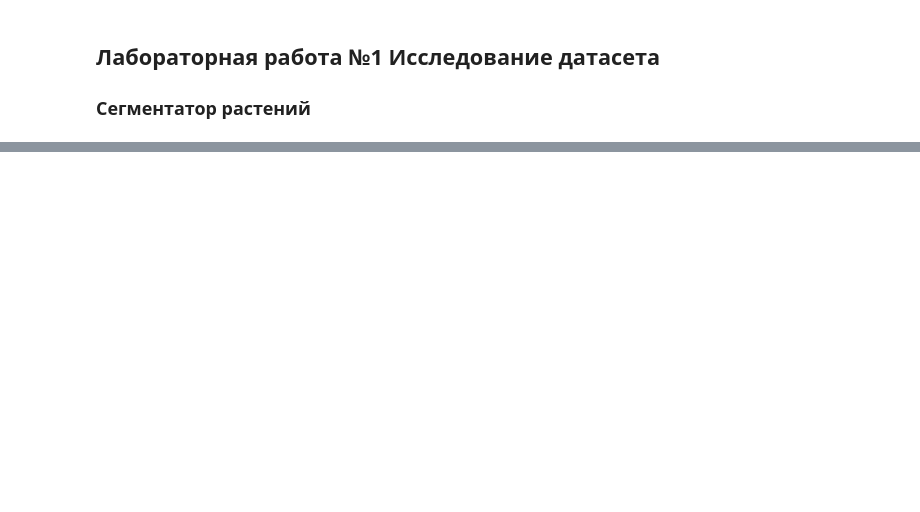
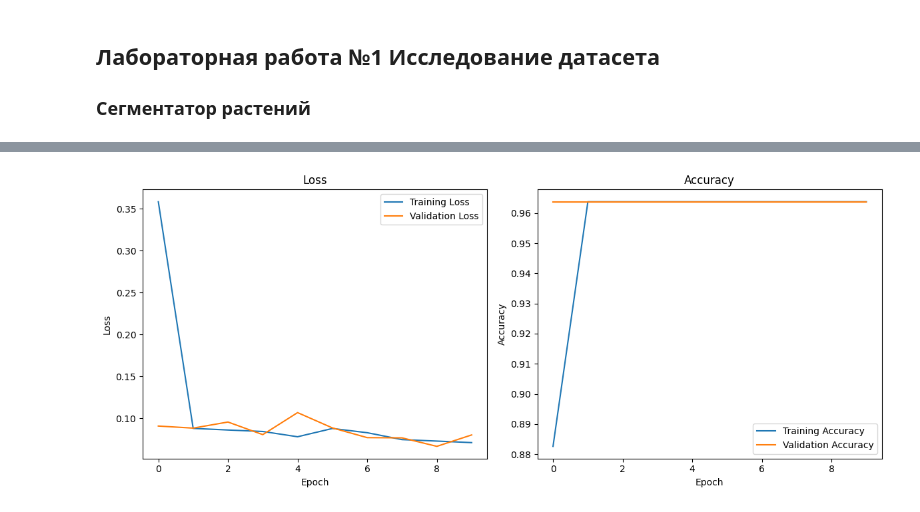
Before and after one commit to filberol/labs_tnsv, a Jupyter notebook: lab_1_model.ipynb, the cells around one changed output, grey strips where cells are left out. Cells and saved outputs as stored; diff of their text form; code cells hidden in the pictures; blank space fills up the shorter version.

Commit message:
Lab1 model and metrics finished

```diff
--- a/lab_1_model.ipynb
+++ b/lab_1_model.ipynb
@@ -46,3 +40,7 @@ def load_images_and_masks(image_dir, mask_dir, img_height, img_width):
         masks.append(mask)
 
     return np.array(images), np.array(masks)
+# %%
+images, masks = load_images_and_masks(image_folder, mask_folder, IMG_HEIGHT, IMG_WIDTH)
+
+X_train, X_val, y_train, y_val = train_test_split(images, masks, test_size=0.2, random_state=42)
@@ -48,0 +118,7 @@ def load_images_and_masks(image_dir, mask_dir, img_height, img_width):
+# %%
+history = model.fit(
+    X_train, y_train,
+    validation_data=(X_val, y_val),
+    batch_size=BATCH_SIZE,
+    epochs=10
+)
@@ -48,0 +146,25 @@ def load_images_and_masks(image_dir, mask_dir, img_height, img_width):
+# %%
+def plot_learning_curves(history):
+    plt.figure(figsize=(12, 5))
+    plt.subplot(1, 2, 1)
+    plt.plot(history.history['loss'], label='Training Loss')
+    plt.plot(history.history['val_loss'], label='Validation Loss')
+    plt.title('Loss')
+    plt.xlabel('Epoch')
+    plt.ylabel('Loss')
+    plt.legend()
+
+    plt.subplot(1, 2, 2)
+    plt.plot(history.history['accuracy'], label='Training Accuracy')
+    plt.plot(history.history['val_accuracy'], label='Validation Accuracy')
+    plt.title('Accuracy')
+    plt.xlabel('Epoch')
+    plt.ylabel('Accuracy')
+    plt.legend()
+
+    plt.tight_layout()
+    plt.show()
+
+plot_learning_curves(history)
+# %% [output]
+[figure, added]
```
Also changed, not shown: parts of 10 cells of this notebook, 1 other file.
